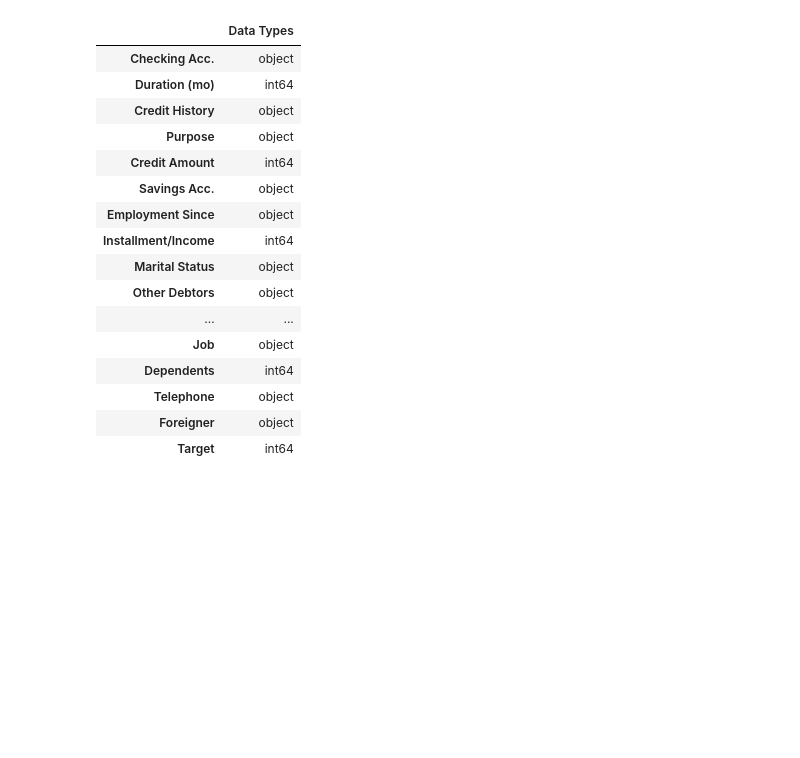
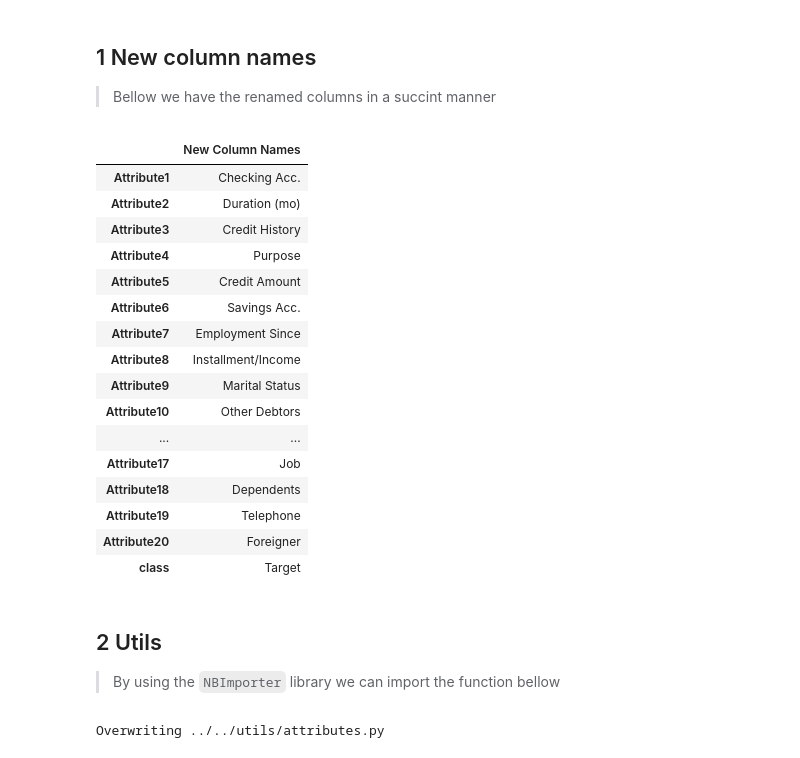
Before and after one commit to feed0/german-credit, a Jupyter notebook: notebooks/preprocessing/attribute_names.ipynb, the cells around one changed output. Saved outputs shown, nothing was run; the diff lists cells and outputs as text; code cells hidden in the pictures; blank space fills up the shorter version.

Commit message:
Fix Utils #15 Notebook written files now must be saved in their respective modules.

```diff
--- a/notebooks/preprocessing/attribute_names.ipynb
+++ b/notebooks/preprocessing/attribute_names.ipynb
@@ -14,5 +14,5 @@ import numpy as np
 import pandas as pd
 
 ### Fetching dataframes __________________________________________________________________________
-german_credit = fetch_ucirepo(id=144)                   # All the data and metadata
-df = fetch_ucirepo(id=144).data.original                # The actual data
+# GERMAN_CREDIT = fetch_ucirepo(id=144)                   # All the data and metadata # TODO Unused for now
+DF: pd.DataFrame = fetch_ucirepo(id=144).data.original     # The actual data
@@ -40,57 +19,72 @@ df.dtypes.to_frame(name='Data Types')
+# %% [markdown]
+## 1 New column names
+> Bellow we have the renamed columns in a succint manner
 # %%
+# Original names
+ORIGINAL_COLUMN_NAMES: pd.DataFrame = DF.copy().columns.to_frame(name='Original Column Names')
+
 # Change column names
-df.columns = [
+NEW_COLUMN_NAMES: pd.DataFrame = pd.DataFrame({'New Column Names' : [
     'Checking Acc.',
     'Duration (mo)',
     'Credit History',
     'Purpose',
     'Credit Amount',
     'Savings Acc.',
     'Employment Since',
     'Installment/Income',
     'Marital Status',
     'Other Debtors',
     'Residence Since',
     'Property',
     'Age',
     'Other Installment',
     'Housing',
     'Existing Credits',
     'Job',
     'Dependents',
     'Telephone',
     'Foreigner',
     'Target'
-]
-df.dtypes.to_frame(name='Data Types')
+    ]},
+    index=ORIGINAL_COLUMN_NAMES.index
+)
+
+NEW_COLUMN_NAMES
 # %% [output]
-|  | Data Types |
-| Checking Acc. | object |
-| Duration (mo) | int64 |
-| Credit History | object |
-| Purpose | object |
-| Credit Amount | int64 |
-| Savings Acc. | object |
-| Employment Since | object |
-| Installment/Income | int64 |
-| Marital Status | object |
-| Other Debtors | object |
+|  | New Column Names |
+| Attribute1 | Checking Acc. |
+| Attribute2 | Duration (mo) |
+| Attribute3 | Credit History |
+| Attribute4 | Purpose |
+| Attribute5 | Credit Amount |
+| Attribute6 | Savings Acc. |
+| Attribute7 | Employment Since |
+| Attribute8 | Installment/Income |
+| Attribute9 | Marital Status |
+| Attribute10 | Other Debtors |
 | ... | ... |
-| Job | object |
-| Dependents | int64 |
-| Telephone | object |
-| Foreigner | object |
-| Target | int64 |
+| Attribute17 | Job |
+| Attribute18 | Dependents |
+| Attribute19 | Telephone |
+| Attribute20 | Foreigner |
+| class | Target |
+# %% [markdown]
+## 2 Utils
+> By using the `NBImporter` library we can import the function bellow
 # %%
-# Append a new function to preprocess
-with open('german-credit/utils/preprocess.py', 'a') as f:
-    f.write("""
-def set_column_names(df):
-    \"""
-    Sets descriptive names for every column in the German Credit
+%%writefile ../../utils/attributes.py
+import pandas as pd
+
+def get_column_names() -> list[str]:
+    """
+    Returns descriptive names for every column in the German Credit Data
     @df: the actual dataframe to rename columns
-    \"""
-    df.columns = [
+
+    @return: a list of the new column names
+    """
+
+    return [
         'Checking Acc.',
         'Duration (mo)',
         'Credit History',
@@ -113,4 +107,5 @@ def set_column_names(df):
         'Foreigner',
         'Target'
     ]
-""")
+# %% [output]
+Overwriting ../../utils/attributes.py
```
Also changed, not shown: parts of 2 cells of this notebook, 8 other files.
